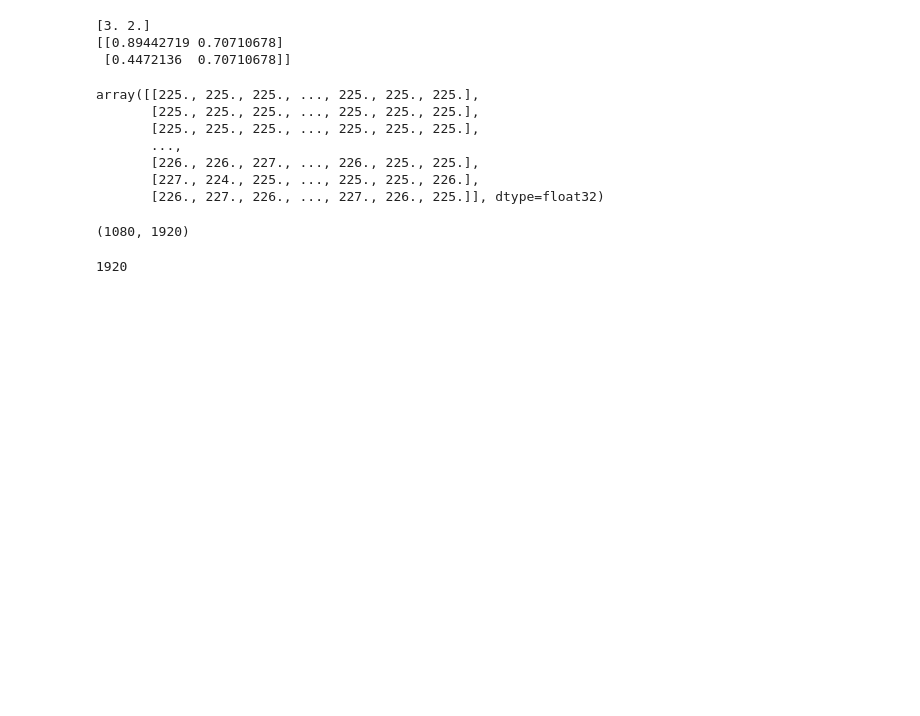
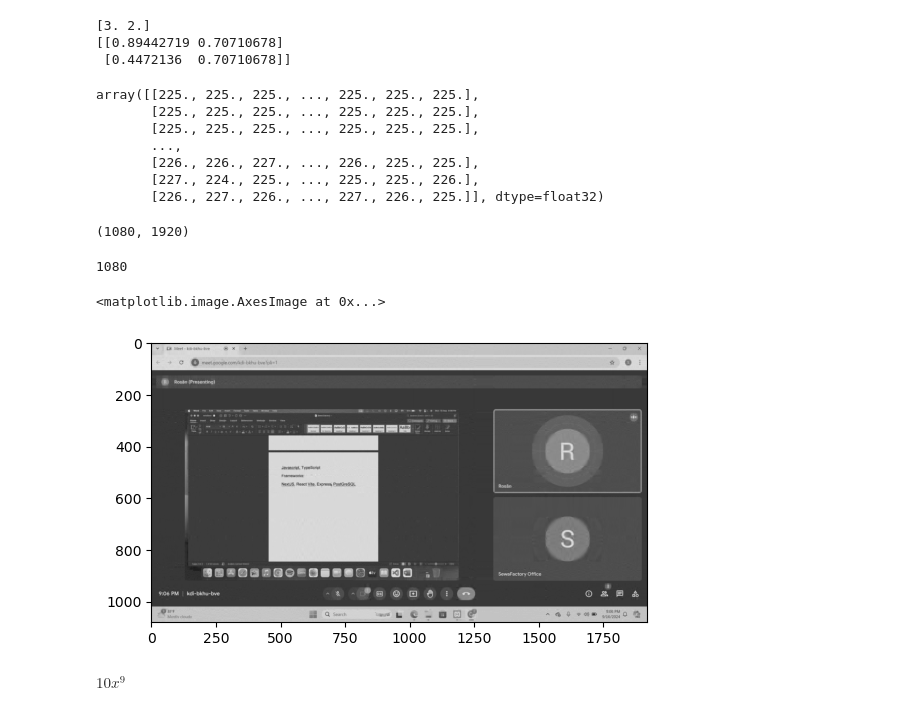
Before and after one commit to chaudhary-dotcom/Python-Beginning-, a Jupyter notebook: eigenValndEignVect.ipynb, the cells around one changed output. Cells and saved outputs as stored; diff of their text form; code cells hidden in the pictures; blank space fills up the shorter version.

```diff
--- a/eigenValndEignVect.ipynb
+++ b/eigenValndEignVect.ipynb
@@ -62,9 +62,16 @@ image.shape
 # %%
 u, s, vt = np.linalg.svd(image)
 len(u)
-len(s)
-len(vt)
+# len(s)
+# len(vt)
 # %% [output]
-1920
+1080
 # %%
 import numpy as np
+# %%
+compresed_image =np.dot(u[:,:100], np.dot(np.diag(s[:100]), vt[:100, :]))
+# %%
+plt.imshow(compresed_image, cmap='gray')
+# %% [output]
+<matplotlib.image.AxesImage at 0x...>
+[figure, added]
@@ -70,0 +80,8 @@ import numpy as np
+# %%
+#finding derivative
+x  = sp.symbols('x')
+y = x**10
+sp.diff(y, x)
+# y
+# %% [output]
+$\displaystyle 10 x^{9}$
```
Also changed, not shown: parts of 1 cell of this notebook, 1 other file.
